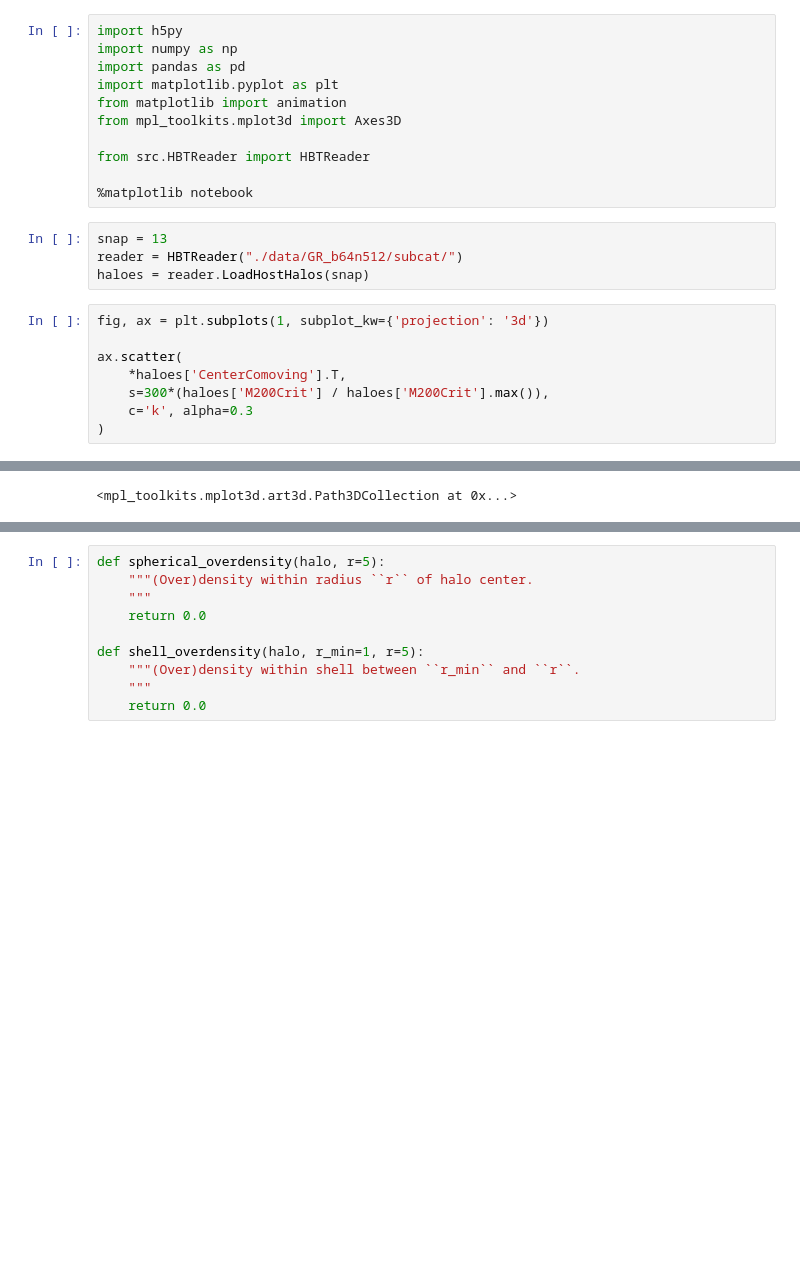
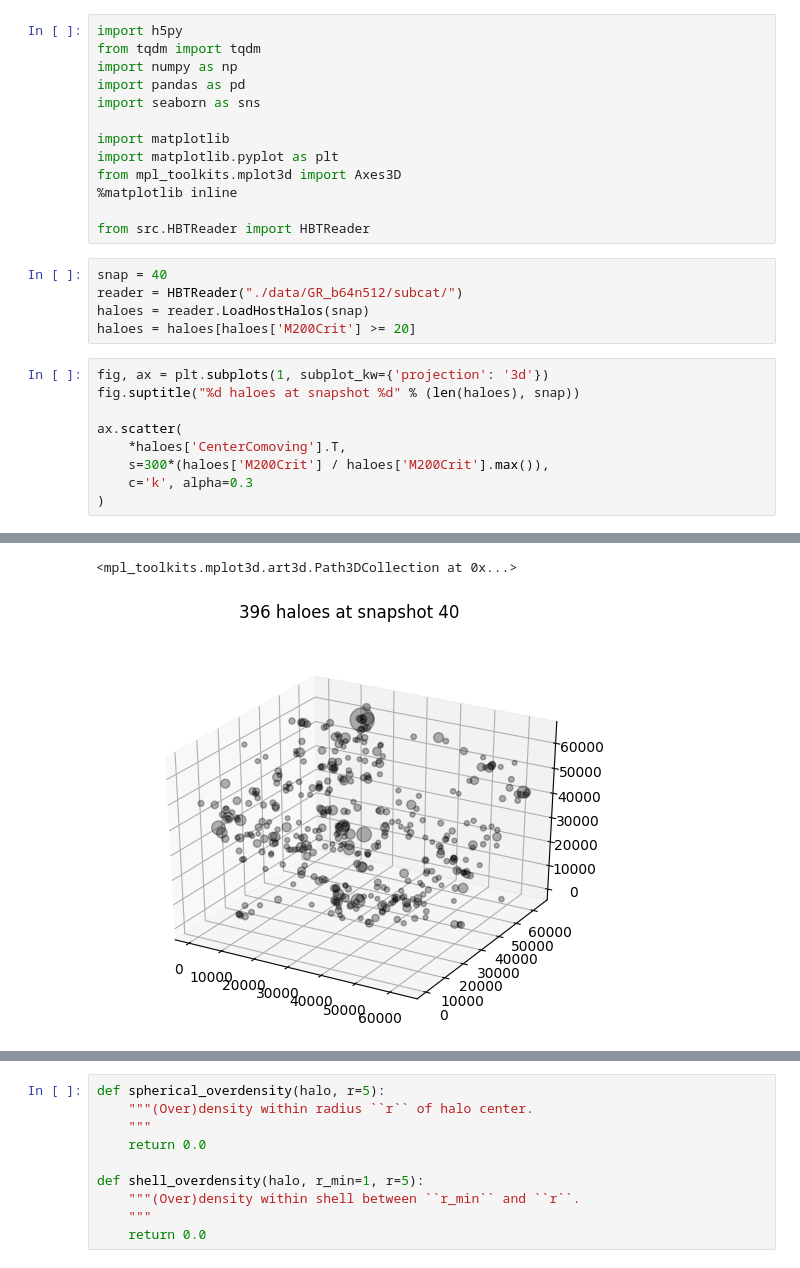
Before and after one commit to oleskiewicz/hbtp, a Jupyter notebook: environment.ipynb, the cells around one changed output, grey strips where cells are left out. Cells and saved outputs as stored; diff of their text form; blank space fills up the shorter version.

```diff
--- a/environment.ipynb
+++ b/environment.ipynb
@@ -1,20 +1,24 @@
 # %%
 import h5py
+from tqdm import tqdm
 import numpy as np
 import pandas as pd
+import seaborn as sns
+
+import matplotlib
 import matplotlib.pyplot as plt
-from matplotlib import animation
 from mpl_toolkits.mplot3d import Axes3D
+%matplotlib inline
 
 from src.HBTReader import HBTReader
-
-%matplotlib notebook
 # %%
-snap = 13
+snap = 40
 reader = HBTReader("./data/GR_b64n512/subcat/")
 haloes = reader.LoadHostHalos(snap)
+haloes = haloes[haloes['M200Crit'] >= 20]
 # %%
 fig, ax = plt.subplots(1, subplot_kw={'projection': '3d'})
+fig.suptitle("%d haloes at snapshot %d" % (len(haloes), snap))
 
 ax.scatter(
     *haloes['CenterComoving'].T,
@@ -27,4 +29,5 @@ ax.scatter(
 <mpl_toolkits.mplot3d.art3d.Path3DCollection at 0x...>
+[figure, added]
 # %%
 def nearest_neighbour(halo, f=1.0, n=0):
     """n-th neighbour more massive then f*M (M of halo h).
```
Also changed, not shown: parts of 6 cells of this notebook.
